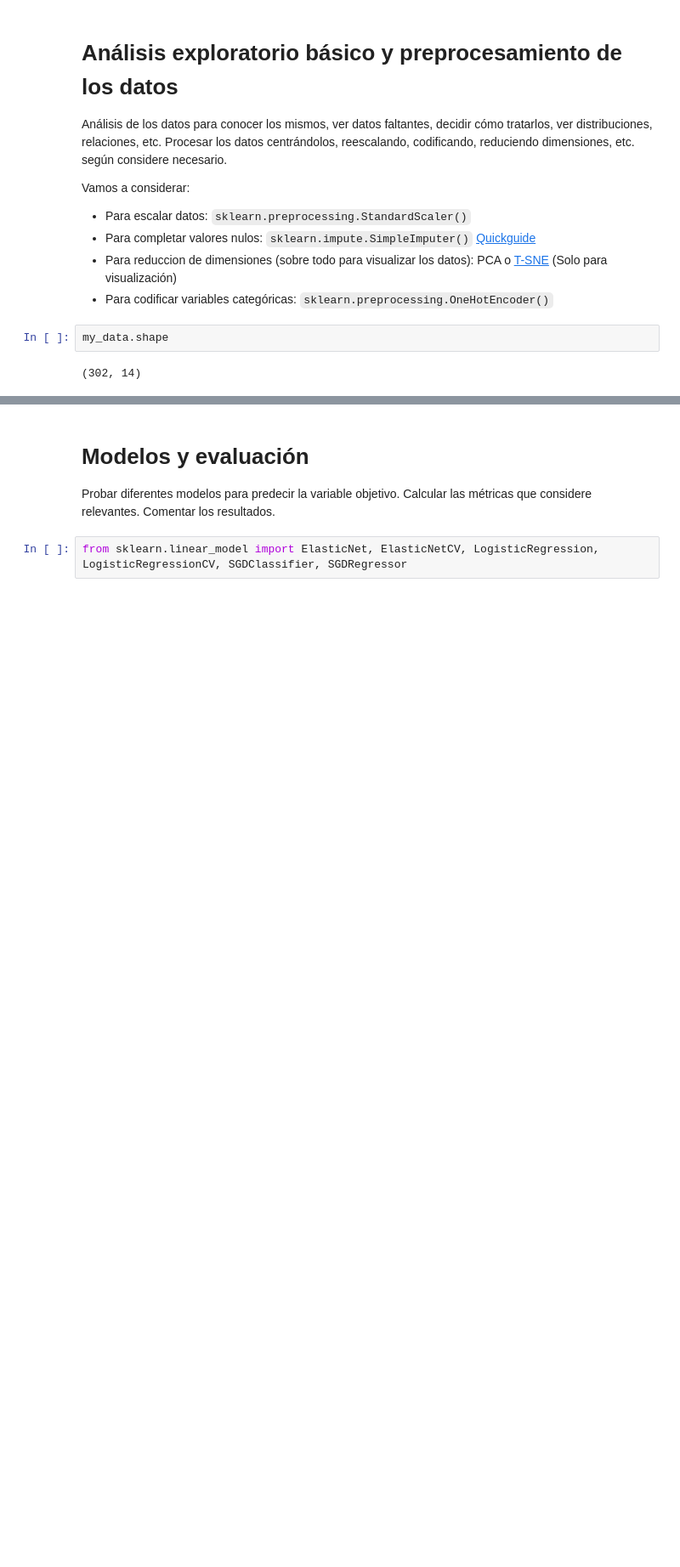
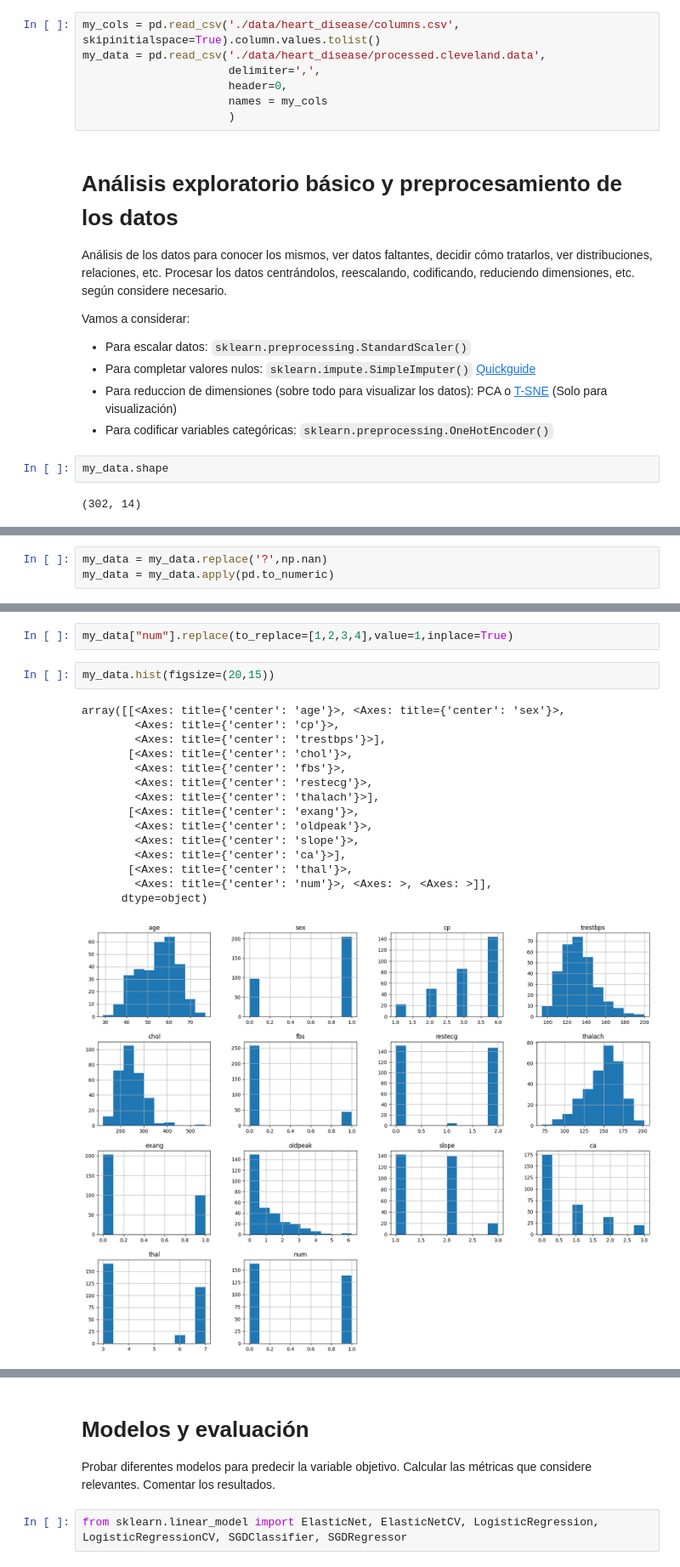
Before and after one commit to FIUBA-Posgrado-Inteligencia-Artificial/intro_ia, a Jupyter notebook: tp_integrador_enunciado/template_tp_integrador_dataset.ipynb, the cells around one changed output, grey strips where cells are left out. Shown: that part at 85% size. Saved outputs shown, nothing was run; the diff lists cells and outputs as text; blank space fills up the shorter version.

```diff
--- a/tp_integrador_enunciado/template_tp_integrador_dataset.ipynb
+++ b/tp_integrador_enunciado/template_tp_integrador_dataset.ipynb
@@ -77,3 +51,10 @@ my_data.head()
+# %%
+my_cols = pd.read_csv('./data/heart_disease/columns.csv', skipinitialspace=True).column.values.tolist()
+my_data = pd.read_csv('./data/heart_disease/processed.cleveland.data',
+                      delimiter=',',
+                      header=0,
+                      names = my_cols
+                      )
 # %% [markdown]
 # Análisis exploratorio básico y preprocesamiento de los datos
 
@@ -131,0 +111,3 @@ my_data.describe(include=["object"])
+# %%
+my_data = my_data.replace('?',np.nan)
+my_data = my_data.apply(pd.to_numeric)
@@ -131,0 +164,20 @@ my_data.describe(include=["object"])
+# %%
+my_data["num"].replace(to_replace=[1,2,3,4],value=1,inplace=True)
+# %%
+my_data.hist(figsize=(20,15))
+# %% [output]
+array([[<Axes: title={'center': 'age'}>, <Axes: title={'center': 'sex'}>,
+        <Axes: title={'center': 'cp'}>,
+        <Axes: title={'center': 'trestbps'}>],
+       [<Axes: title={'center': 'chol'}>,
+        <Axes: title={'center': 'fbs'}>,
+        <Axes: title={'center': 'restecg'}>,
+        <Axes: title={'center': 'thalach'}>],
+       [<Axes: title={'center': 'exang'}>,
+        <Axes: title={'center': 'oldpeak'}>,
+        <Axes: title={'center': 'slope'}>,
+        <Axes: title={'center': 'ca'}>],
+       [<Axes: title={'center': 'thal'}>,
+        <Axes: title={'center': 'num'}>, <Axes: >, <Axes: >]],
+      dtype=object)
+[figure, added]
```
Also changed, not shown: parts of 16 cells of this notebook, 1 other file.
